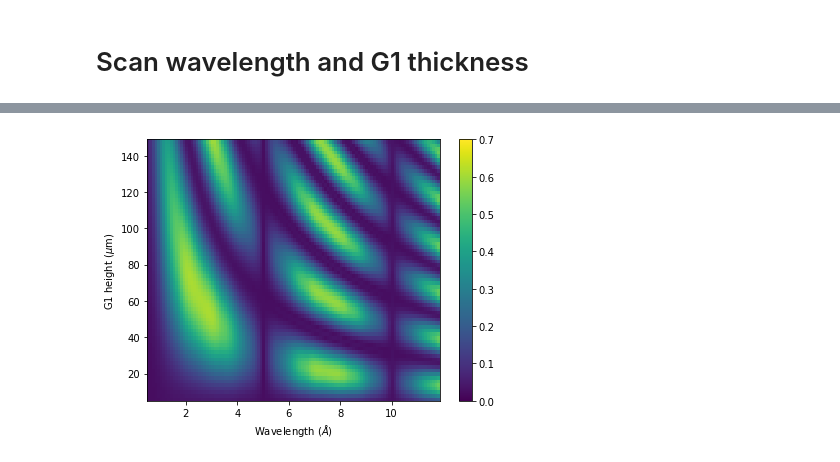
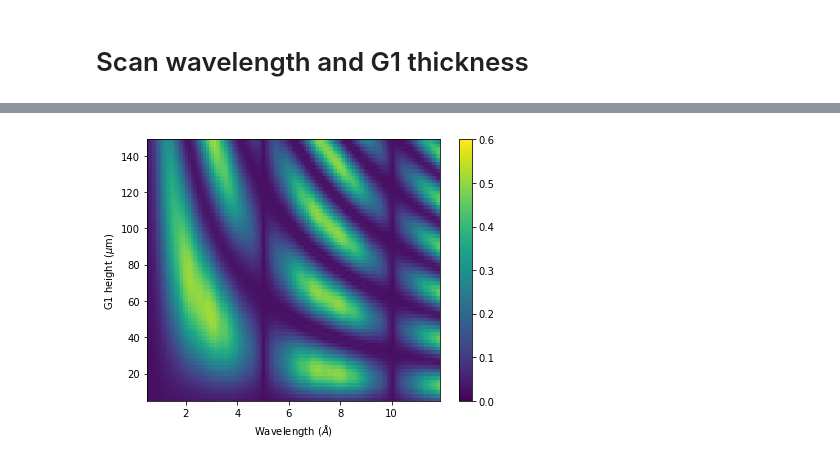
Before and after one commit to zhangy6x/research_stuff, a Jupyter notebook: jupyter_notebooks/nGI/CG-1D_symmetric_1stTalbot_YKim_640cm.ipynb, the cells around one changed output, grey strips where cells are left out. Cells and saved outputs as stored; diff of their text form; code cells hidden in the pictures.

```diff
--- a/jupyter_notebooks/nGI/CG-1D_symmetric_1stTalbot_YKim_640cm.ipynb
+++ b/jupyter_notebooks/nGI/CG-1D_symmetric_1stTalbot_YKim_640cm.ipynb
@@ -39,7 +39,7 @@ wavelength = 2.5e-10
 d01 = 319.225e-2
 d12 = 319.225e-2
 
-g0_dc = 0.55
+g0_dc = 0.50
 g0_period = 56.5e-6
 g0_slit_width = (1-g0_dc)*g0_period
 g0_thickness = 30e-6
@@ -52,7 +52,7 @@ g1_thickness = 60.71e-6
 # g1_period = 28.28e-6
 # g1_thickness = 30.35e-6
 
-g2_dc = 0.55
+g2_dc = 0.50
 g2_period = 56.5e-6
 g2_slit_width = (1-g2_dc)*g2_period
 g2_thickness= 30e-6
@@ -209,12 +209,12 @@ Wall time: 2min 31s
 # %%
 Vmat = np.array(Vmat)
 plt.figure(figsize=(6,4.5))
 wlg, g1tg = np.meshgrid(wls, g1ts)
 plt.pcolormesh(wlg, g1tg, Vmat.T)
 plt.colorbar()
-plt.clim(0, 0.7)
+plt.clim(0, 0.6)
 plt.ylabel('G1 height ($\mu$m)')
 plt.xlabel('Wavelength ($\AA$)')
 plt.tight_layout()
 # %% [output]
-[figure, old version]
+[figure, new version]
```
Also changed, not shown: parts of 7 cells of this notebook, 2 other files.
